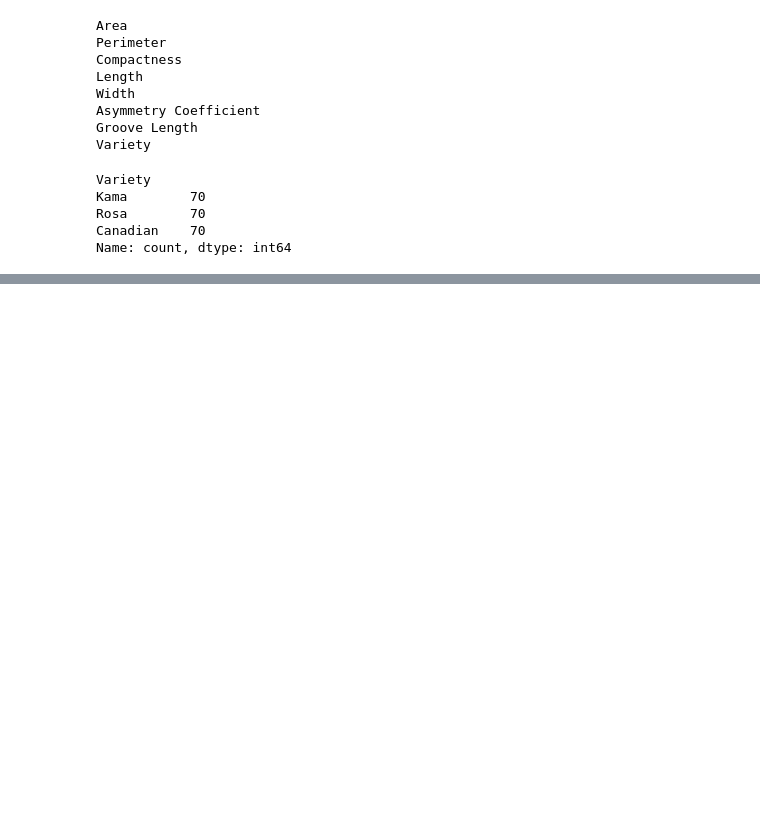
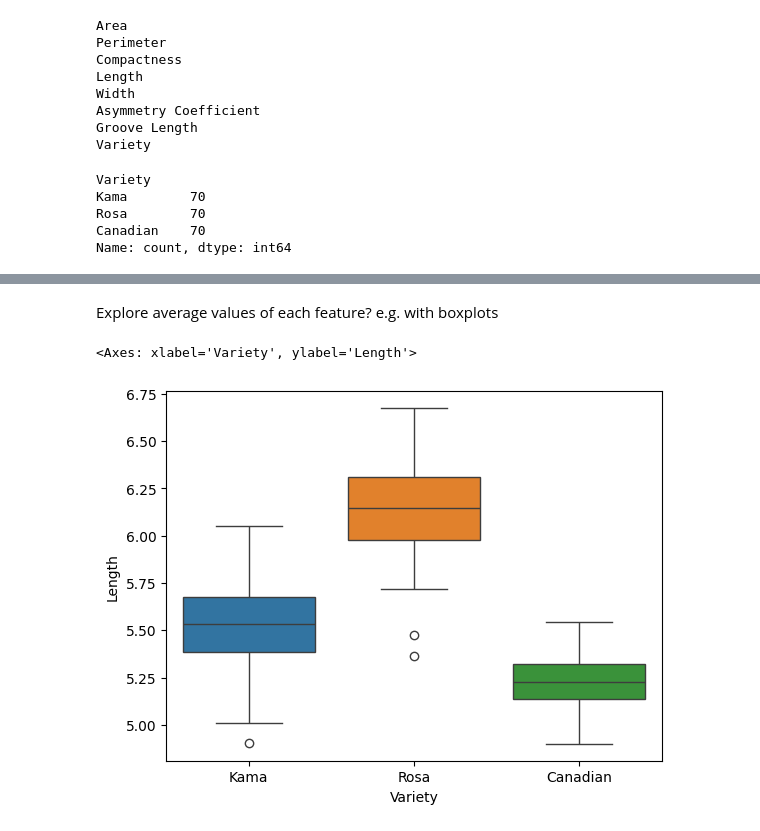
Before and after one commit to kaylamasson/CM3151-machine-learning-kaylamasson, a Jupyter notebook: seeds_classification.ipynb, the cells around one changed output, grey strips where cells are left out. Saved outputs shown, nothing was run; the diff lists cells and outputs as text; code cells hidden in the pictures; blank space fills up the shorter version.

```diff
--- a/seeds_classification.ipynb
+++ b/seeds_classification.ipynb
@@ -174,0 +199,7 @@ Name: count, dtype: int64
+# %% [markdown]
+Explore average values of each feature? e.g. with boxplots
+# %%
+sns.boxplot(x='Variety', y='Length', hue='Variety', data=seeds_df)
+# %% [output]
+<Axes: xlabel='Variety', ylabel='Length'>
+[figure, added]
```
Also changed, not shown: parts of 10 cells of this notebook.
